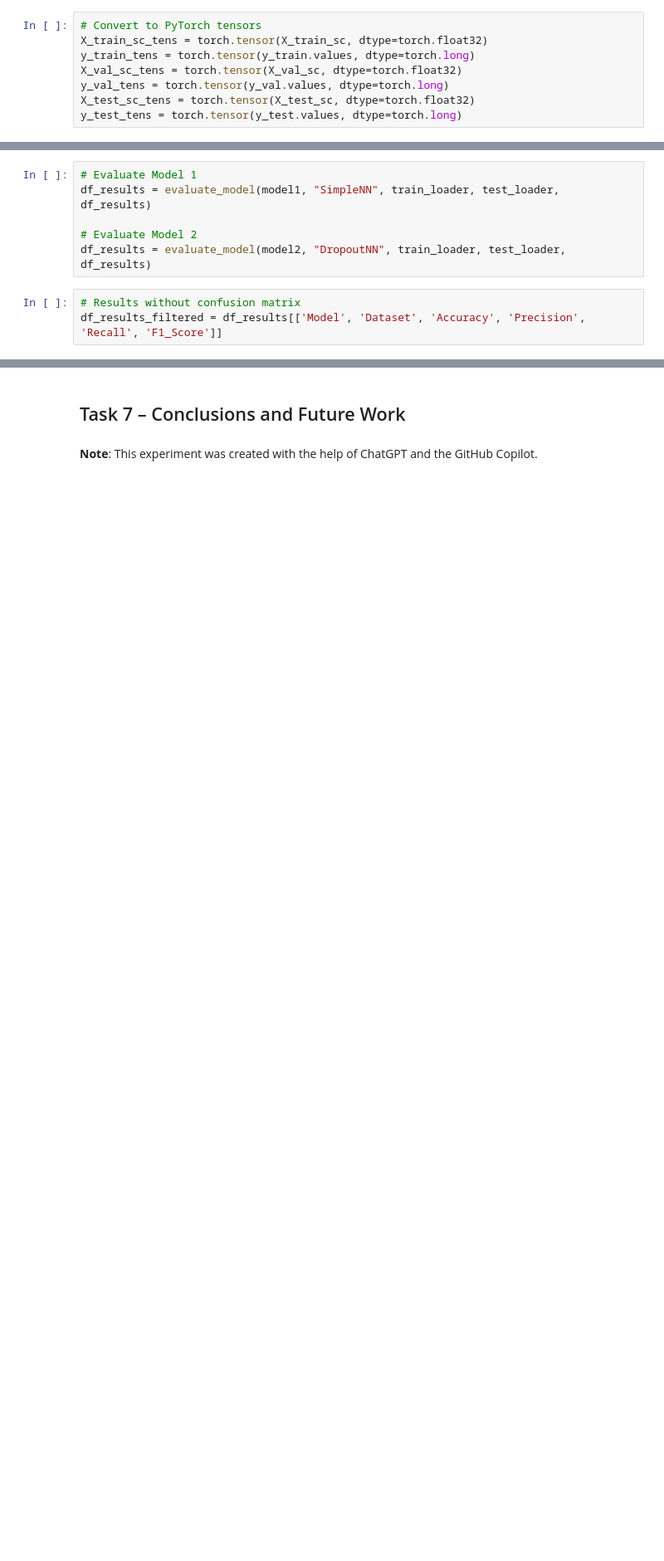
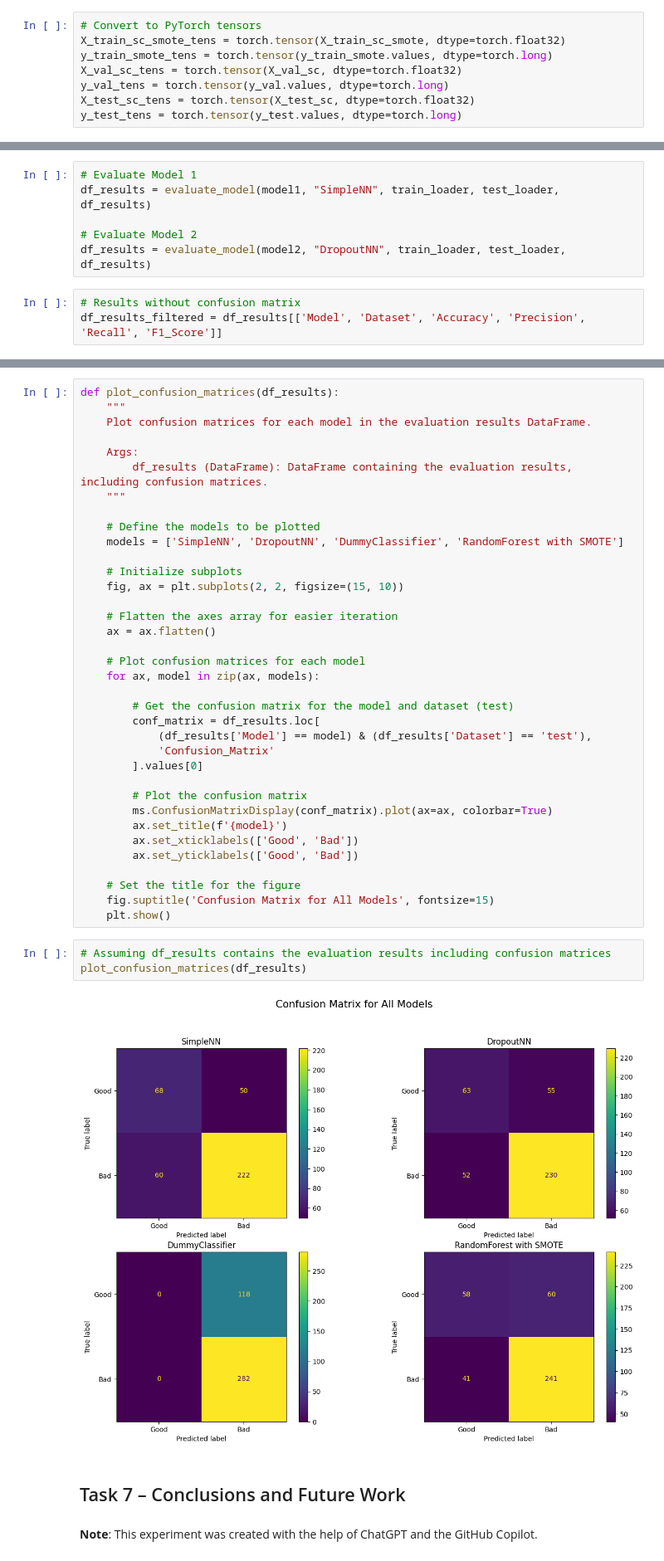
Before and after one commit to GittiGitus/Deep_Learning, a Jupyter notebook: experiments.ipynb, the cells around one changed output, grey strips where cells are left out. Shown: that part at 83% size. Saved outputs shown, nothing was run; the diff lists cells and outputs as text; blank space fills up the shorter version.

```diff
--- a/experiments.ipynb
+++ b/experiments.ipynb
@@ -474,8 +479,8 @@ Validation set size percentage: 18.0 %
 #### Create Tensors
 # %%
 # Convert to PyTorch tensors
-X_train_sc_tens = torch.tensor(X_train_sc, dtype=torch.float32)
-y_train_tens = torch.tensor(y_train.values, dtype=torch.long)
+X_train_sc_smote_tens = torch.tensor(X_train_sc_smote, dtype=torch.float32)
+y_train_smote_tens = torch.tensor(y_train_smote.values, dtype=torch.long)
 X_val_sc_tens = torch.tensor(X_val_sc, dtype=torch.float32)
 y_val_tens = torch.tensor(y_val.values, dtype=torch.long)
 X_test_sc_tens = torch.tensor(X_test_sc, dtype=torch.float32)
@@ -817,3 +918,44 @@ display(df_results_filtered[df_results_filtered['Dataset'] == 'train'].sort_valu
+# %%
+def plot_confusion_matrices(df_results):
+    """
+    Plot confusion matrices for each model in the evaluation results DataFrame.
+
+    Args:
+        df_results (DataFrame): DataFrame containing the evaluation results, including confusion matrices.
+    """
+
+    # Define the models to be plotted
+    models = ['SimpleNN', 'DropoutNN', 'DummyClassifier', 'RandomForest with SMOTE']
+
+    # Initialize subplots
+    fig, ax = plt.subplots(2, 2, figsize=(15, 10))
+
+    # Flatten the axes array for easier iteration
+    ax = ax.flatten()
+
+    # Plot confusion matrices for each model
+    for ax, model in zip(ax, models):
+
+        # Get the confusion matrix for the model and dataset (test)
+        conf_matrix = df_results.loc[
+            (df_results['Model'] == model) & (df_results['Dataset'] == 'test'),
+            'Confusion_Matrix'
+        ].values[0]
+
+        # Plot the confusion matrix
+        ms.ConfusionMatrixDisplay(conf_matrix).plot(ax=ax, colorbar=True)
+        ax.set_title(f'{model}')
+        ax.set_xticklabels(['Good', 'Bad'])
+        ax.set_yticklabels(['Good', 'Bad'])
+
+    # Set the title for the figure
+    fig.suptitle('Confusion Matrix for All Models', fontsize=15)
+    plt.show()
+# %%
+# Assuming df_results contains the evaluation results including confusion matrices
+plot_confusion_matrices(df_results)
+# %% [output]
+[figure, added]
 # %% [markdown]
 ## Task 7 – Conclusions and Future Work
 # %% [markdown]
```
Also changed, not shown: parts of 26 cells of this notebook.
